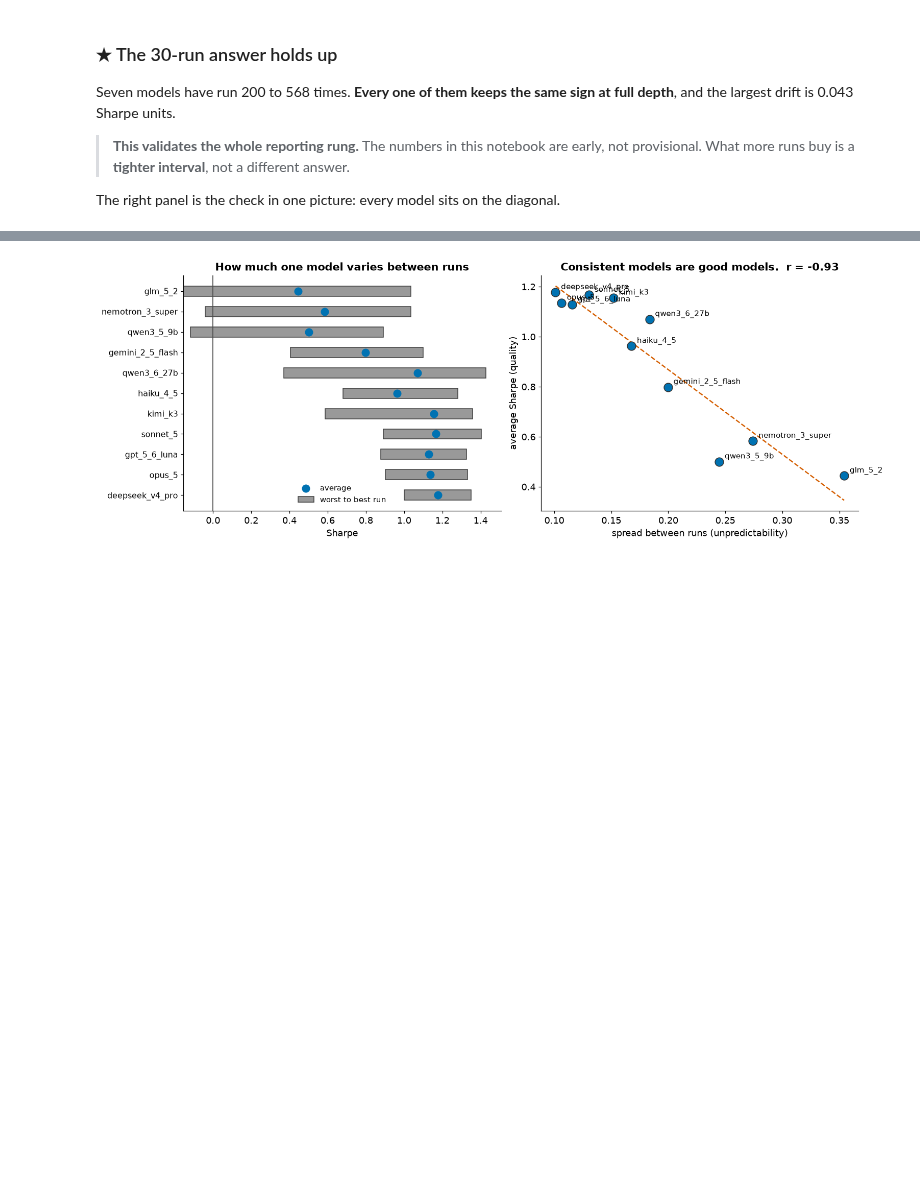
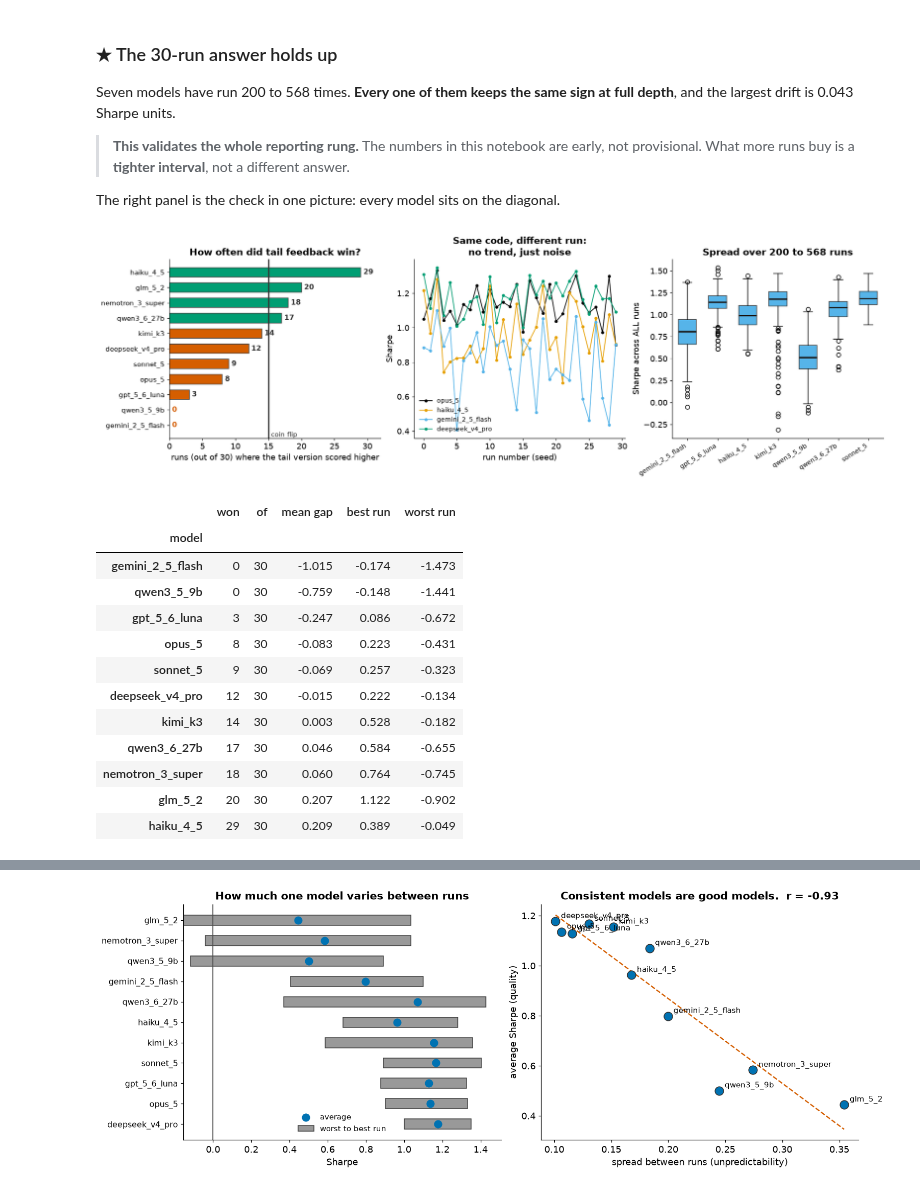
Before and after one commit to abailey81/llm-reward-portfolio, a Jupyter notebook: notebooks/presentation_results.ipynb, the cells around one changed output, grey strips where cells are left out. Drawn from its saved outputs; the diff is of its cells as text; code cells hidden in the pictures; blank space fills up the shorter version.

```diff
--- a/notebooks/presentation_results.ipynb
+++ b/notebooks/presentation_results.ipynb
@@ -681,3 +681,70 @@ the largest drift is 0.043 Sharpe units.
 > provisional. What more runs buy is a **tighter interval**, not a different answer.
 
 The right panel is the check in one picture: every model sits on the diagonal.
+# %%
+fig, axes = plt.subplots(1, 3, figsize=(16.0, 5.0))
+
+# --- 1. how many of the 30 runs did the tail version actually win? ------------------
+wins = []
+for l in LINES:
+    a, b = cell(l, "distributional"), cell(l, "scalar")
+    k = a.index.intersection(b.index)
+    d = (a.loc[k] - b.loc[k])
+    wins.append({"model": nm(l), "won": int((d > 0).sum()), "of": len(d),
+                 "mean gap": d.mean(), "best run": d.max(), "worst run": d.min()})
+W = pd.DataFrame(wins).sort_values("won")
+ax = axes[0]
+y = np.arange(len(W))
+ax.barh(y, W["won"], color=[GREEN if v > 15 else RED if v < 15 else GREY for v in W["won"]],
+        edgecolor="0.25", height=0.62)
+# label every bar, because a zero-win model draws NO bar and would otherwise read
+# as missing data rather than as the strongest result on the panel
+for i, v in enumerate(W["won"]):
+    ax.text(v + 0.4, i, str(v), va="center", fontsize=10.5, fontweight="bold",
+            color=RED if v == 0 else "0.2")
+ax.axvline(15, color="0.2", lw=2.0)
+ax.text(15.4, -0.75, "coin flip", fontsize=10, color="0.2")
+ax.set_xlim(0, 32)
+ax.set_yticks(y); ax.set_yticklabels(W.model, fontsize=10)
+ax.set_xlabel("runs (out of 30) where the tail version scored higher")
+ax.set_title("How often did tail feedback win?", fontweight="bold")
+
+# --- 2. Sharpe against run number: is there a trend, or is it just noise? -----------
+ax = axes[1]
+SHOW = ["opus_5", "haiku_4_5", "gemini_2_5_flash", "deepseek_v4_pro"]
+for k, m in enumerate(SHOW):
+    l = "test" if m == "opus_5" else "test_leg_" + m
+    v = cell(l, "scalar")
+    ax.plot(v.index, v.values, lw=1.2, marker="o", ms=3.5,
+            color=list(OKABE_ITO.values())[k], label=m)
+ax.set_xlabel("run number (seed)"); ax.set_ylabel("Sharpe")
+ax.set_title("Same code, different run:" + chr(10) + "no trend, just noise", fontweight="bold")
+ax.legend(fontsize=9)
+
+# --- 3. the full spread once a model has run hundreds of times ----------------------
+ax = axes[2]
+deep = [l for l in LINES if len(D[(D.line == l) & (D.arm == "scalar")]) >= 200]
+data = [D[(D.line == l) & (D.arm == "scalar")].sharpe.dropna().values for l in deep]
+bp = ax.boxplot(data, vert=True, patch_artist=True, widths=0.6,
+                medianprops=dict(color="0.1", lw=2))
+for b_ in bp["boxes"]: b_.set(facecolor=OKABE_ITO["skyblue"], edgecolor="0.25")
+ax.set_xticklabels([nm(l) for l in deep], rotation=32, ha="right", fontsize=9)
+ax.set_ylabel("Sharpe across ALL runs")
+ax.set_title("Spread over 200 to 568 runs", fontweight="bold")
+savefig(fig, FIG / "P13_seed_variation.png"); plt.show()
+display(W.set_index("model").round(3))
+# %% [output]
+[figure, added]
+|  | won | of | mean gap | best run | worst run |
+| model |  |  |  |  |  |
+| gemini_2_5_flash | 0 | 30 | -1.015 | -0.174 | -1.473 |
+| qwen3_5_9b | 0 | 30 | -0.759 | -0.148 | -1.441 |
+| gpt_5_6_luna | 3 | 30 | -0.247 | 0.086 | -0.672 |
+| opus_5 | 8 | 30 | -0.083 | 0.223 | -0.431 |
+| sonnet_5 | 9 | 30 | -0.069 | 0.257 | -0.323 |
+| deepseek_v4_pro | 12 | 30 | -0.015 | 0.222 | -0.134 |
+| kimi_k3 | 14 | 30 | 0.003 | 0.528 | -0.182 |
+| qwen3_6_27b | 17 | 30 | 0.046 | 0.584 | -0.655 |
+| nemotron_3_super | 18 | 30 | 0.060 | 0.764 | -0.745 |
+| glm_5_2 | 20 | 30 | 0.207 | 1.122 | -0.902 |
+| haiku_4_5 | 29 | 30 | 0.209 | 0.389 | -0.049 |
```
Also changed, not shown: parts of 1 cell of this notebook, 14 other files.
